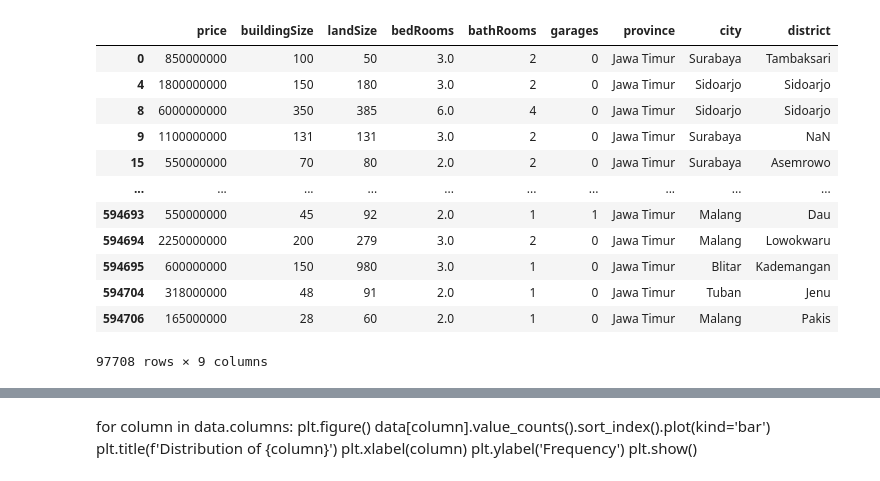
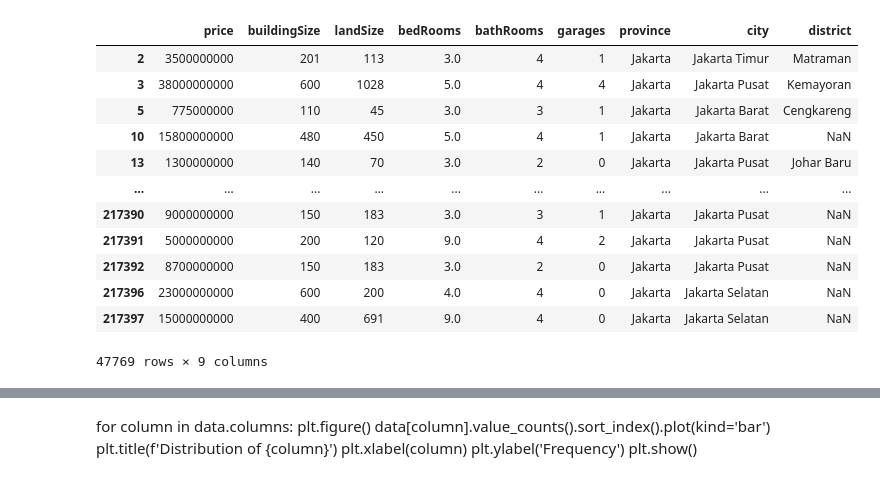
Before and after one commit to mutiarasny/project-prediksi-harga-properti, a Jupyter notebook: pbl.ipynb, the cells around one changed output, grey strips where cells are left out. Saved outputs shown, nothing was run; the diff lists cells and outputs as text; code cells hidden in the pictures.

```diff
--- a/pbl.ipynb
+++ b/pbl.ipynb
@@ -13,7 +13,7 @@ dataset.head()
 | 3 | 38000000000 | 600 | 1028 | 5.0 | 4 | 4 | 2.932825 | Jakarta | Jakarta Pusat | Kemayoran | ... |
 | 4 | 1800000000 | 150 | 180 | 3.0 | 2 | 0 | 0.586065 | Jawa Timur | Sidoarjo | Sidoarjo | ... |
 # %%
-jatim = dataset[dataset['province'] == 'Jawa Timur']
+jatim = dataset[dataset['province'] == 'Jakarta']
 jatim
 # %% [output]
 |  | price | buildingSize | landSize | bedRooms | bathRooms | garages | z | province | city | district | ... |
@@ -32,3 +32,3 @@ jatim
 # %%
-# data = jatim.iloc[:20000]
-# data
+data = jatim.iloc[:50000]
+data
@@ -34,0 +49,15 @@ jatim
+# %%
+# Menghitung mean dan standar deviasi
+mean_price = np.mean(data['price'])
+std_price = np.std(data['price'])
+
+# Menghitung Z-score
+data['z_score'] = (data['price'] - mean_price) / std_price
+
+# Menghapus outlier
+df_no_outliers = data[(data['z_score'] >= -3) & (data['z_score'] <= 3)]
+
+# Menghapus kolom z_score jika tidak diperlukan lagi
+data = df_no_outliers.drop(columns=['z_score'])
+
+print(data)
@@ -35,20 +87,22 @@ jatim
+# %%
+data = data[(data['buildingSize'] != 0) & (data['bedRooms'] != 0) & (data['bathRooms'] != 0)]
 # %%
-data = jatim.drop(['z','latitude', 'longitude'], axis=1)
+data = data.drop(['z','latitude', 'longitude'], axis=1)
 data
 # %% [output]
 |  | price | buildingSize | landSize | bedRooms | bathRooms | garages | province | city | district |
-| 0 | 850000000 | 100 | 50 | 3.0 | 2 | 0 | Jawa Timur | Surabaya | Tambaksari |
-| 4 | 1800000000 | 150 | 180 | 3.0 | 2 | 0 | Jawa Timur | Sidoarjo | Sidoarjo |
-| 8 | 6000000000 | 350 | 385 | 6.0 | 4 | 0 | Jawa Timur | Sidoarjo | Sidoarjo |
-| 9 | 1100000000 | 131 | 131 | 3.0 | 2 | 0 | Jawa Timur | Surabaya | NaN |
-| 15 | 550000000 | 70 | 80 | 2.0 | 2 | 0 | Jawa Timur | Surabaya | Asemrowo |
+| 2 | 3500000000 | 201 | 113 | 3.0 | 4 | 1 | Jakarta | Jakarta Timur | Matraman |
+| 3 | 38000000000 | 600 | 1028 | 5.0 | 4 | 4 | Jakarta | Jakarta Pusat | Kemayoran |
+| 5 | 775000000 | 110 | 45 | 3.0 | 3 | 1 | Jakarta | Jakarta Barat | Cengkareng |
+| 10 | 15800000000 | 480 | 450 | 5.0 | 4 | 1 | Jakarta | Jakarta Barat | NaN |
+| 13 | 1300000000 | 140 | 70 | 3.0 | 2 | 0 | Jakarta | Jakarta Pusat | Johar Baru |
 | ... | ... | ... | ... | ... | ... | ... | ... | ... | ... |
-| 594693 | 550000000 | 45 | 92 | 2.0 | 1 | 1 | Jawa Timur | Malang | Dau |
-| 594694 | 2250000000 | 200 | 279 | 3.0 | 2 | 0 | Jawa Timur | Malang | Lowokwaru |
-| 594695 | 600000000 | 150 | 980 | 3.0 | 1 | 0 | Jawa Timur | Blitar | Kademangan |
-| 594704 | 318000000 | 48 | 91 | 2.0 | 1 | 0 | Jawa Timur | Tuban | Jenu |
-| 594706 | 165000000 | 28 | 60 | 2.0 | 1 | 0 | Jawa Timur | Malang | Pakis |
+| 217390 | 9000000000 | 150 | 183 | 3.0 | 3 | 1 | Jakarta | Jakarta Pusat | NaN |
+| 217391 | 5000000000 | 200 | 120 | 9.0 | 4 | 2 | Jakarta | Jakarta Pusat | NaN |
+| 217392 | 8700000000 | 150 | 183 | 3.0 | 2 | 0 | Jakarta | Jakarta Pusat | NaN |
+| 217396 | 23000000000 | 600 | 200 | 4.0 | 4 | 0 | Jakarta | Jakarta Selatan | NaN |
+| 217397 | 15000000000 | 400 | 691 | 9.0 | 4 | 0 | Jakarta | Jakarta Selatan | NaN |
-97708 rows × 9 columns
+47769 rows × 9 columns
 # %%
 missing_values = data.isnull().sum()
 missing_values
```
Also changed, not shown: parts of 11 cells of this notebook, 1 other file.
